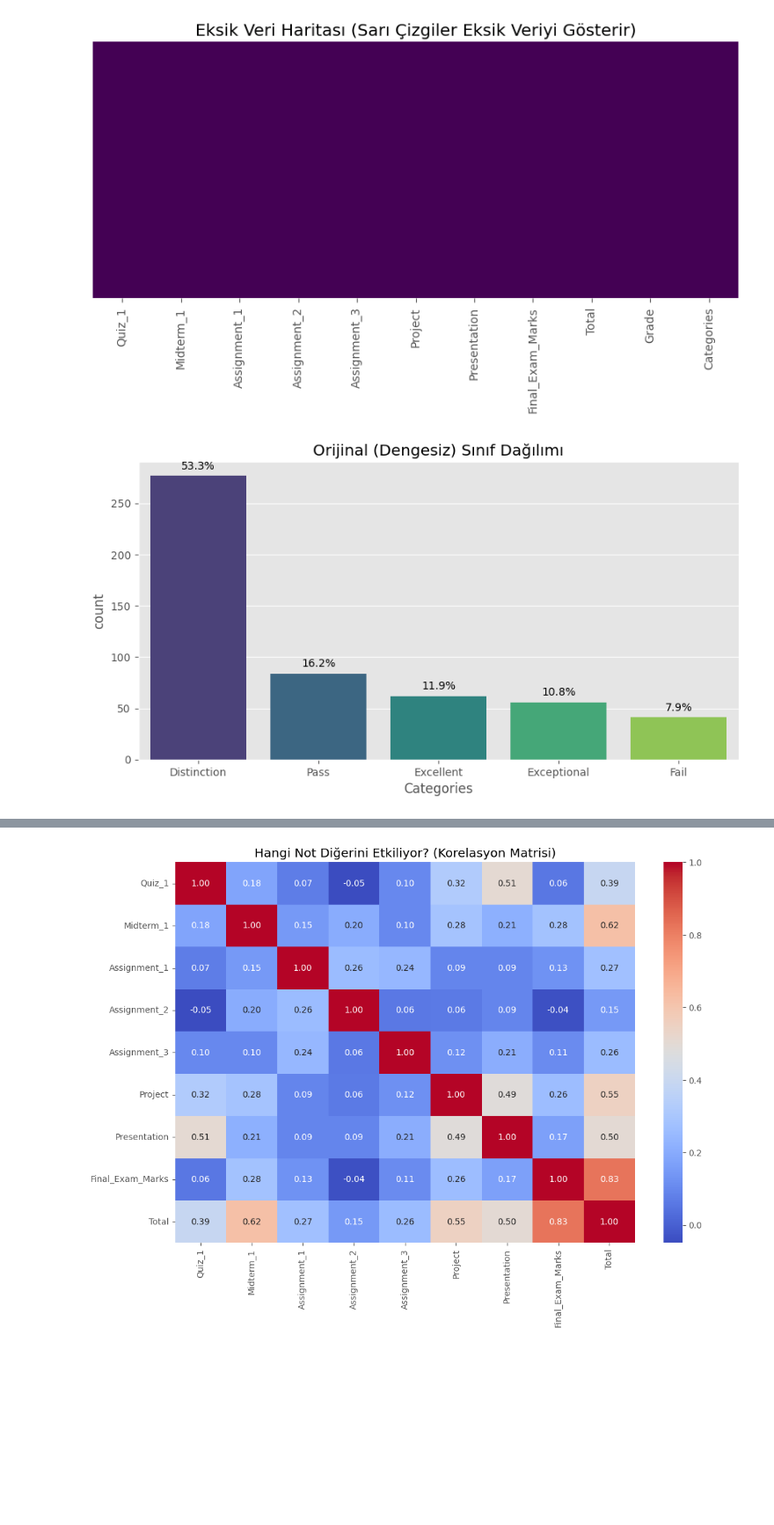
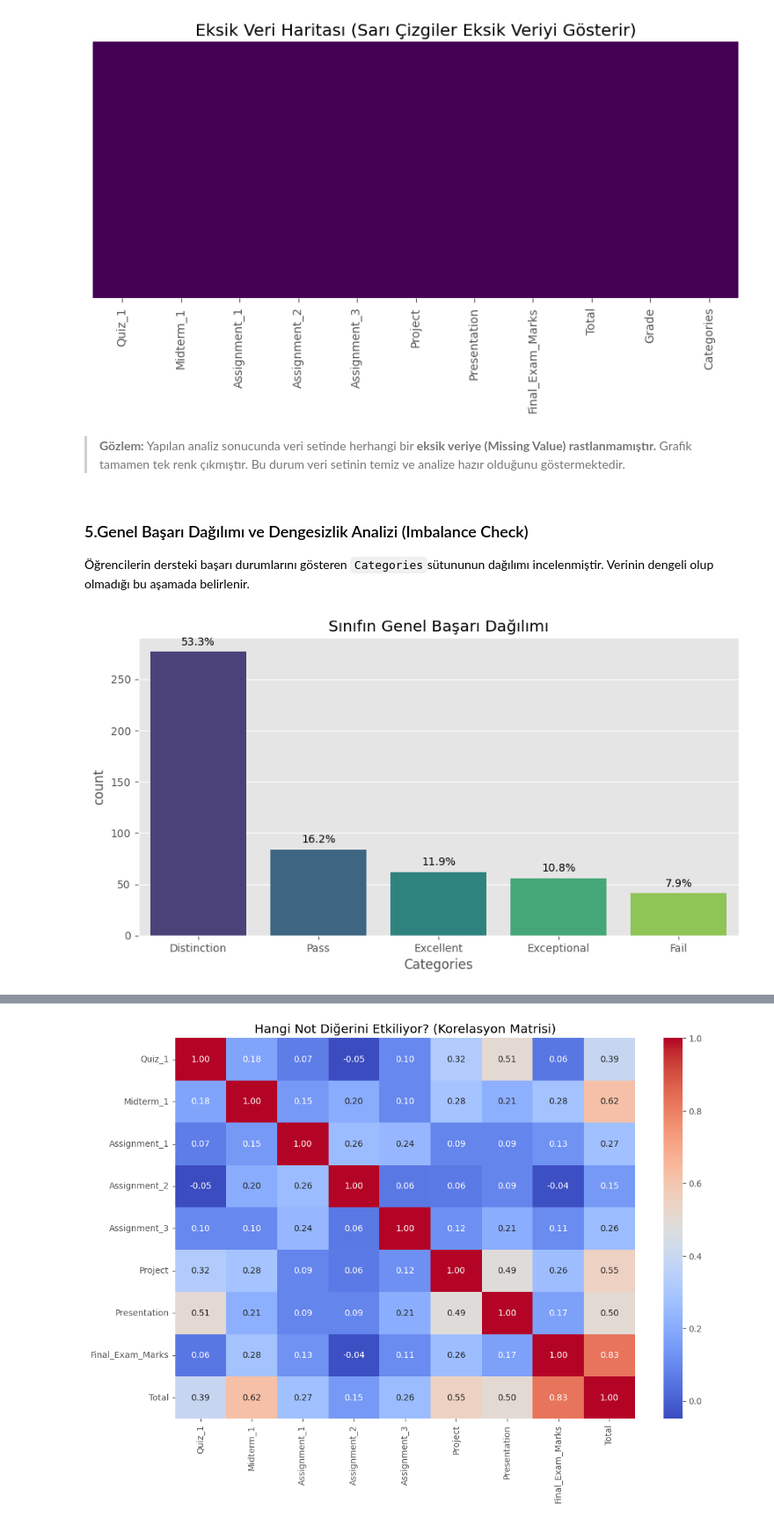
Before and after one commit to Zahra6334/Veri-Analizi, a Jupyter notebook: veri yönetim analizi.ipynb, the cells around one changed output, grey strips where cells are left out. Shown at 88% size. Saved outputs shown, nothing was run; the diff lists cells and outputs as text; code cells hidden in the pictures; blank space fills up the shorter version.

Commit message:
Kaggle Notebook | VeriYönetimAnalizi | Version 7

```diff
--- a/veri yönetim analizi.ipynb
+++ b/veri yönetim analizi.ipynb
@@ -116,17 +119,21 @@ Grade               0
 Categories          0
 dtype: int64
 [figure]
+# %% [markdown]
+> **Gözlem:** Yapılan analiz sonucunda veri setinde herhangi bir **eksik veriye (Missing Value) rastlanmamıştır.** Grafik tamamen tek renk çıkmıştır. Bu durum veri setinin temiz ve analize hazır olduğunu göstermektedir.
+# %% [markdown]
+### 5.Genel Başarı Dağılımı ve Dengesizlik Analizi (Imbalance Check)
+Öğrencilerin dersteki başarı durumlarını gösteren `Categories`sütununun dağılımı incelenmiştir. Verinin dengeli olup olmadığı bu aşamada belirlenir.
 # %%
 plt.figure(figsize=(10, 5))
 ax = sns.countplot(x='Categories', data=df, palette='viridis', order=df['Categories'].value_counts().index)
-plt.title('Orijinal (Dengesiz) Sınıf Dağılımı')
+plt.title('Sınıfın Genel Başarı Dağılımı')
 
-# Yüzdeleri ekleyelim
 total = len(df)
 for p in ax.patches:
     percentage = f'{100 * p.get_height() / total:.1f}%'
     ax.annotate(percentage, (p.get_x() + p.get_width() / 2., p.get_height()),
                 ha='center', va='center', xytext=(0, 9), textcoords='offset points')
 plt.show()
 # %% [output]
-[figure, old version]
+[figure, new version]
```
Also changed, not shown: parts of 20 cells of this notebook.
